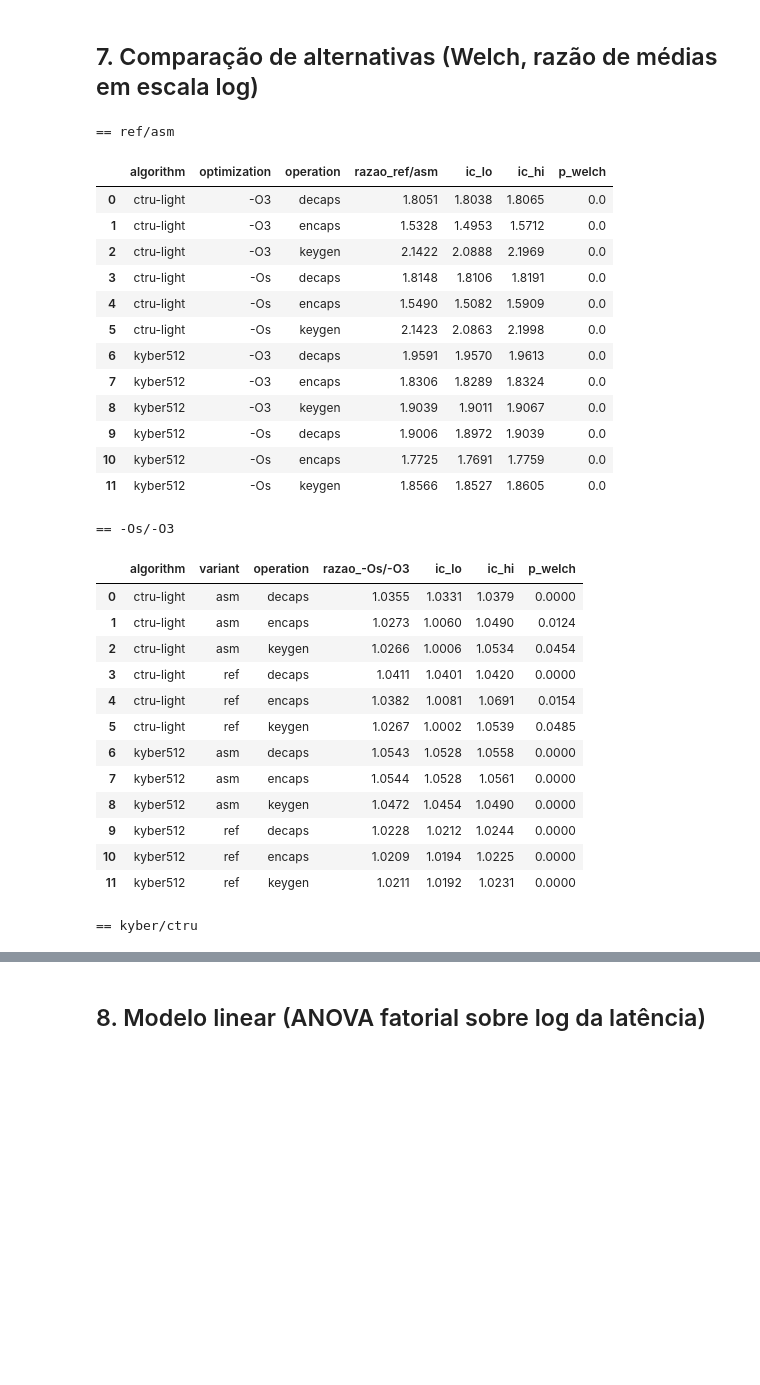
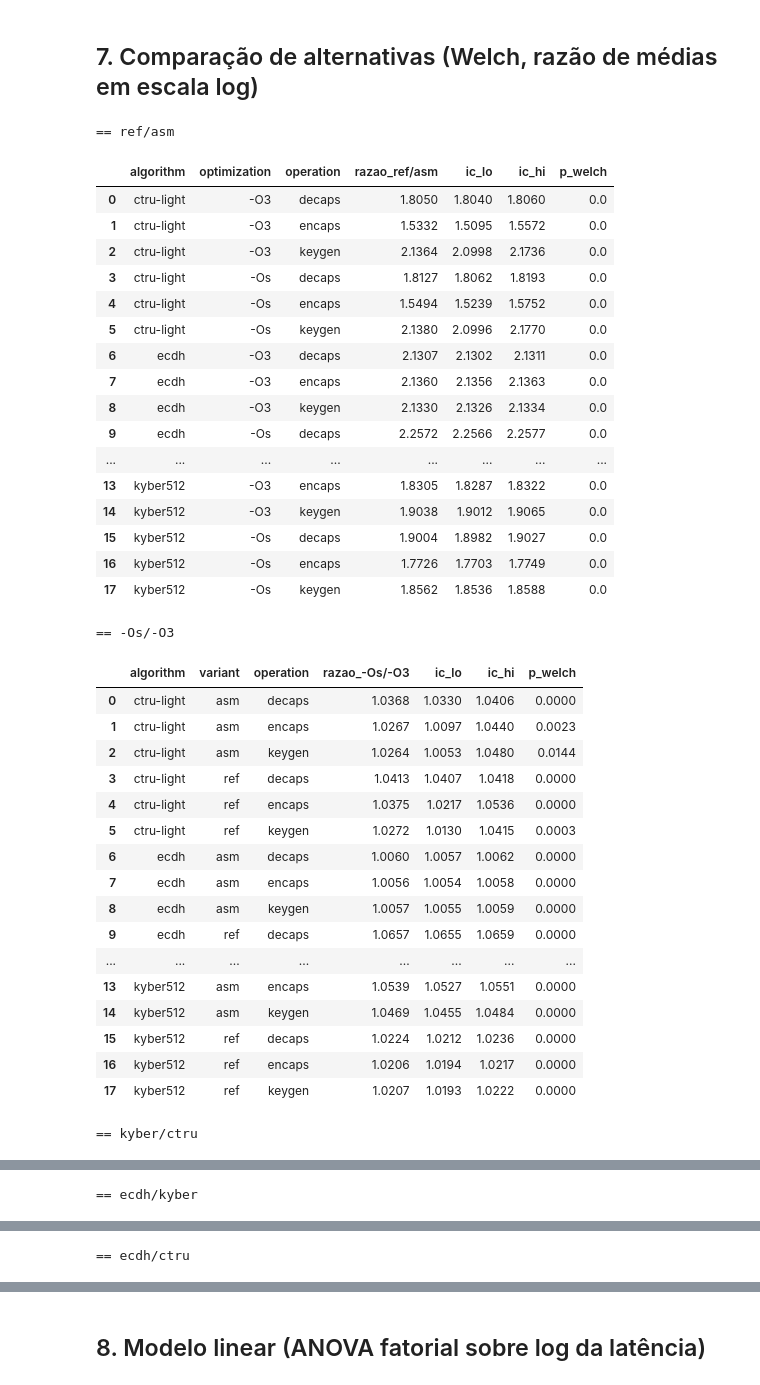
Before and after one commit to eduabdala/project-csap-cmp223, a Jupyter notebook: src/analysis/analise.ipynb, the cells around one changed output, grey strips where cells are left out. Drawn from its saved outputs; the diff is of its cells as text; code cells hidden in the pictures; blank space fills up the shorter version.

```diff
--- a/src/analysis/analise.ipynb
+++ b/src/analysis/analise.ipynb
@@ -278,13 +284,13 @@ fig, axs = plt.subplots(1, 4, figsize=(TEXTW, 1.9), sharey=True)
 for ax, cfg in zip(axs, cols):
     sub_ = kem[kem.cfg == cfg]
     sns.pointplot(data=sub_, x="operation", y="t_exec_ms", hue="algorithm", ax=ax,
-                  order=["keygen", "encaps", "decaps"], hue_order=["kyber512", "ctru-light"],
+                  order=["keygen", "encaps", "decaps"], hue_order=["kyber512", "ctru-light", "ecdh"],
                   palette=PAL, errorbar=("ci", 95), dodge=0.3, linestyle="none",
                   markersize=3, err_kws={"linewidth": 0.8}, legend=(cfg == cols[0]))
     ax.set_title(cfg); ax.set_xlabel(""); ax.tick_params(axis="x", rotation=30)
-axs[0].set_ylabel("latência (ms)")
+axs[0].set_yscale("log"); axs[0].set_ylabel("latência (ms, escala log)")
 h, l = axs[0].get_legend_handles_labels(); axs[0].get_legend().remove()
-fig.legend(h, [LABEL[x] for x in l], loc="upper center", ncol=2, frameon=False,
+fig.legend(h, [LABEL[x] for x in l], loc="upper center", ncol=3, frameon=False,
            bbox_to_anchor=(0.5, 1.10))
 sns.despine(fig)
 fig.savefig(FIG / "latency.pdf"); fig.savefig(FIG / "latency.png", dpi=300)
@@ -296,57 +302,68 @@ fig.savefig(FIG / "latency.pdf"); fig.savefig(FIG / "latency.png", dpi=300)
 def compare(a, b):
     # Razão das médias geométricas b/a com IC 95% (Welch sobre log).
     la, lb = np.log(a), np.log(b)
     d = lb.mean() - la.mean()
     se = np.sqrt(la.var(ddof=1) / len(la) + lb.var(ddof=1) / len(lb))
     dof = se**4 / ((la.var(ddof=1) / len(la))**2 / (len(la) - 1) + (lb.var(ddof=1) / len(lb))**2 / (len(lb) - 1))
     h = stats.t.ppf(0.975, dof) * se
     p = stats.ttest_ind(lb, la, equal_var=False).pvalue
     return np.exp(d), np.exp(d - h), np.exp(d + h), p
 
 def table(factor, base, alt, fixed):
     out = []
     for keys, grp in kem.groupby([k for k in KEYS if k != factor]):
         a = grp.loc[grp[factor] == base, "t_exec_ms"]; b = grp.loc[grp[factor] == alt, "t_exec_ms"]
         if len(a) > 1 and len(b) > 1:
             r, lo, hi, p = compare(a, b)
             out.append({**dict(zip([k for k in KEYS if k != factor], keys)),
                         f"razao_{alt}/{base}": r, "ic_lo": lo, "ic_hi": hi, "p_welch": p})
     return pd.DataFrame(out)
 
 ref_vs_asm = table("variant", "asm", "ref", None)
 os_vs_o3 = table("optimization", "-O3", "-Os", None)
 kyb_vs_ctru = table("algorithm", "ctru-light", "kyber512", None)
-for name, t in [("ref/asm", ref_vs_asm), ("-Os/-O3", os_vs_o3), ("kyber/ctru", kyb_vs_ctru)]:
+ecdh_vs_kyb = table("algorithm", "kyber512", "ecdh", None)
+ecdh_vs_ctru = table("algorithm", "ctru-light", "ecdh", None)
+for name, t in [("ref/asm", ref_vs_asm), ("-Os/-O3", os_vs_o3), ("kyber/ctru", kyb_vs_ctru),
+                ("ecdh/kyber", ecdh_vs_kyb), ("ecdh/ctru", ecdh_vs_ctru)]:
     t.to_csv(OUT / f"cmp_{name.replace('/', '_vs_').replace('-', '')}.csv", index=False)
     print("\n==", name); display(t.round(4))
 # %% [output]
 == ref/asm
 |  | algorithm | optimization | operation | razao_ref/asm | ic_lo | ic_hi | p_welch |
-| 0 | ctru-light | -O3 | decaps | 1.8051 | 1.8038 | 1.8065 | 0.0 |
-| 1 | ctru-light | -O3 | encaps | 1.5328 | 1.4953 | 1.5712 | 0.0 |
-| 2 | ctru-light | -O3 | keygen | 2.1422 | 2.0888 | 2.1969 | 0.0 |
-| 3 | ctru-light | -Os | decaps | 1.8148 | 1.8106 | 1.8191 | 0.0 |
-| 4 | ctru-light | -Os | encaps | 1.5490 | 1.5082 | 1.5909 | 0.0 |
-| 5 | ctru-light | -Os | keygen | 2.1423 | 2.0863 | 2.1998 | 0.0 |
-| 6 | kyber512 | -O3 | decaps | 1.9591 | 1.9570 | 1.9613 | 0.0 |
-| 7 | kyber512 | -O3 | encaps | 1.8306 | 1.8289 | 1.8324 | 0.0 |
-| 8 | kyber512 | -O3 | keygen | 1.9039 | 1.9011 | 1.9067 | 0.0 |
-| 9 | kyber512 | -Os | decaps | 1.9006 | 1.8972 | 1.9039 | 0.0 |
-| 10 | kyber512 | -Os | encaps | 1.7725 | 1.7691 | 1.7759 | 0.0 |
-| 11 | kyber512 | -Os | keygen | 1.8566 | 1.8527 | 1.8605 | 0.0 |
+| 0 | ctru-light | -O3 | decaps | 1.8050 | 1.8040 | 1.8060 | 0.0 |
+| 1 | ctru-light | -O3 | encaps | 1.5332 | 1.5095 | 1.5572 | 0.0 |
+| 2 | ctru-light | -O3 | keygen | 2.1364 | 2.0998 | 2.1736 | 0.0 |
+| 3 | ctru-light | -Os | decaps | 1.8127 | 1.8062 | 1.8193 | 0.0 |
+| 4 | ctru-light | -Os | encaps | 1.5494 | 1.5239 | 1.5752 | 0.0 |
+| 5 | ctru-light | -Os | keygen | 2.1380 | 2.0996 | 2.1770 | 0.0 |
+| 6 | ecdh | -O3 | decaps | 2.1307 | 2.1302 | 2.1311 | 0.0 |
+| 7 | ecdh | -O3 | encaps | 2.1360 | 2.1356 | 2.1363 | 0.0 |
+| 8 | ecdh | -O3 | keygen | 2.1330 | 2.1326 | 2.1334 | 0.0 |
+| 9 | ecdh | -Os | decaps | 2.2572 | 2.2566 | 2.2577 | 0.0 |
+| ... | ... | ... | ... | ... | ... | ... | ... |
+| 13 | kyber512 | -O3 | encaps | 1.8305 | 1.8287 | 1.8322 | 0.0 |
+| 14 | kyber512 | -O3 | keygen | 1.9038 | 1.9012 | 1.9065 | 0.0 |
+| 15 | kyber512 | -Os | decaps | 1.9004 | 1.8982 | 1.9027 | 0.0 |
+| 16 | kyber512 | -Os | encaps | 1.7726 | 1.7703 | 1.7749 | 0.0 |
+| 17 | kyber512 | -Os | keygen | 1.8562 | 1.8536 | 1.8588 | 0.0 |
 == -Os/-O3
 |  | algorithm | variant | operation | razao_-Os/-O3 | ic_lo | ic_hi | p_welch |
-| 0 | ctru-light | asm | decaps | 1.0355 | 1.0331 | 1.0379 | 0.0000 |
-| 1 | ctru-light | asm | encaps | 1.0273 | 1.0060 | 1.0490 | 0.0124 |
-| 2 | ctru-light | asm | keygen | 1.0266 | 1.0006 | 1.0534 | 0.0454 |
-| 3 | ctru-light | ref | decaps | 1.0411 | 1.0401 | 1.0420 | 0.0000 |
-| 4 | ctru-light | ref | encaps | 1.0382 | 1.0081 | 1.0691 | 0.0154 |
-| 5 | ctru-light | ref | keygen | 1.0267 | 1.0002 | 1.0539 | 0.0485 |
-| 6 | kyber512 | asm | decaps | 1.0543 | 1.0528 | 1.0558 | 0.0000 |
-| 7 | kyber512 | asm | encaps | 1.0544 | 1.0528 | 1.0561 | 0.0000 |
-| 8 | kyber512 | asm | keygen | 1.0472 | 1.0454 | 1.0490 | 0.0000 |
-| 9 | kyber512 | ref | decaps | 1.0228 | 1.0212 | 1.0244 | 0.0000 |
-| 10 | kyber512 | ref | encaps | 1.0209 | 1.0194 | 1.0225 | 0.0000 |
-| 11 | kyber512 | ref | keygen | 1.0211 | 1.0192 | 1.0231 | 0.0000 |
+| 0 | ctru-light | asm | decaps | 1.0368 | 1.0330 | 1.0406 | 0.0000 |
+| 1 | ctru-light | asm | encaps | 1.0267 | 1.0097 | 1.0440 | 0.0023 |
+| 2 | ctru-light | asm | keygen | 1.0264 | 1.0053 | 1.0480 | 0.0144 |
+| 3 | ctru-light | ref | decaps | 1.0413 | 1.0407 | 1.0418 | 0.0000 |
+| 4 | ctru-light | ref | encaps | 1.0375 | 1.0217 | 1.0536 | 0.0000 |
+| 5 | ctru-light | ref | keygen | 1.0272 | 1.0130 | 1.0415 | 0.0003 |
+| 6 | ecdh | asm | decaps | 1.0060 | 1.0057 | 1.0062 | 0.0000 |
+| 7 | ecdh | asm | encaps | 1.0056 | 1.0054 | 1.0058 | 0.0000 |
+| 8 | ecdh | asm | keygen | 1.0057 | 1.0055 | 1.0059 | 0.0000 |
+| 9 | ecdh | ref | decaps | 1.0657 | 1.0655 | 1.0659 | 0.0000 |
+| ... | ... | ... | ... | ... | ... | ... | ... |
+| 13 | kyber512 | asm | encaps | 1.0539 | 1.0527 | 1.0551 | 0.0000 |
+| 14 | kyber512 | asm | keygen | 1.0469 | 1.0455 | 1.0484 | 0.0000 |
+| 15 | kyber512 | ref | decaps | 1.0224 | 1.0212 | 1.0236 | 0.0000 |
+| 16 | kyber512 | ref | encaps | 1.0206 | 1.0194 | 1.0217 | 0.0000 |
+| 17 | kyber512 | ref | keygen | 1.0207 | 1.0193 | 1.0222 | 0.0000 |
 == kyber/ctru
 |  | variant | optimization | operation | razao_kyber512/ctru-light | ic_lo | ic_hi | p_welch |
@@ -364,0 +382 @@ for name, t in [("ref/asm", ref_vs_asm), ("-Os/-O3", os_vs_o3), ("kyber/ctru", k
+== ecdh/kyber
@@ -364,0 +396 @@ for name, t in [("ref/asm", ref_vs_asm), ("-Os/-O3", os_vs_o3), ("kyber/ctru", k
+== ecdh/ctru
```
Also changed, not shown: parts of 16 cells of this notebook, 14 other files.
